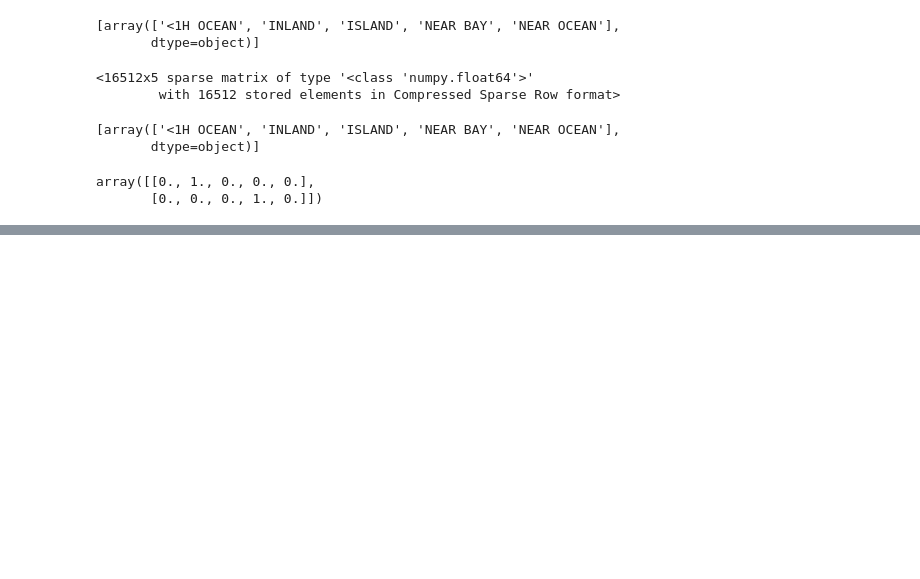
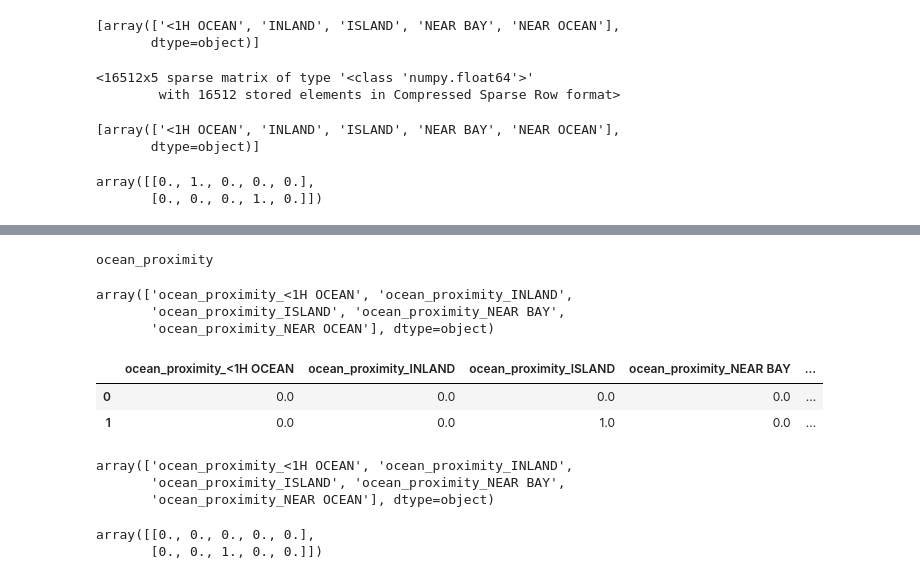
Before and after one commit to TevinAchong/hands-on-ml, a Jupyter notebook: chapter_02/chapter_02.ipynb, the cells around one changed output, grey strips where cells are left out. Drawn from its saved outputs; the diff is of its cells as text; code cells hidden in the pictures; blank space fills up the shorter version.

```diff
--- a/chapter_02/chapter_02.ipynb
+++ b/chapter_02/chapter_02.ipynb
@@ -423,0 +426,6 @@ array([[0., 1., 0., 0., 0.],
+# %%
+try:
+    df_test_unknown = pd.DataFrame({"ocean_proximity": [">2H OCEAN", "ISLAND"]})
+    one_hot_encoder.transform(df_test_unknown)
+except:
+    print("Unable to one hot encode this DataFrame")
@@ -423,0 +436,8 @@ array([[0., 1., 0., 0., 0.],
+# %%
+try:
+    one_hot_encoder.handle_unknown = "ignore"
+    df_test_unknown = pd.DataFrame({"ocean_proximity": [">2H OCEAN", "ISLAND"]})
+    one_hot_encoder.transform(df_test_unknown)
+    print("DataFrame one hot encoded successfully.")
+except:
+    print("Unable to one hot encode this DataFrame")
@@ -423,0 +451,34 @@ array([[0., 1., 0., 0., 0.],
+# %%
+# Using the get_features_out function of the encoder to create a new dataframe
+for feature_name in one_hot_encoder.feature_names_in_:
+    print(feature_name)
+# %% [output]
+ocean_proximity
+# %%
+one_hot_encoder.get_feature_names_out()
+# %% [output]
+array(['ocean_proximity_<1H OCEAN', 'ocean_proximity_INLAND',
+       'ocean_proximity_ISLAND', 'ocean_proximity_NEAR BAY',
+       'ocean_proximity_NEAR OCEAN'], dtype=object)
+# %%
+df_output = pd.DataFrame(
+    one_hot_encoder.transform(df_test_unknown).toarray(),
+    columns=one_hot_encoder.get_feature_names_out(),
+    index=df_test_unknown.index
+)
+df_output.head()
+# %% [output]
+|  | ocean_proximity_<1H OCEAN | ocean_proximity_INLAND | ocean_proximity_ISLAND | ocean_proximity_NEAR BAY | ... |
+| 0 | 0.0 | 0.0 | 0.0 | 0.0 | ... |
+| 1 | 0.0 | 0.0 | 1.0 | 0.0 | ... |
+# %%
+one_hot_encoder.get_feature_names_out()
+# %% [output]
+array(['ocean_proximity_<1H OCEAN', 'ocean_proximity_INLAND',
+       'ocean_proximity_ISLAND', 'ocean_proximity_NEAR BAY',
+       'ocean_proximity_NEAR OCEAN'], dtype=object)
+# %%
+one_hot_encoder.transform(df_test_unknown).toarray()
+# %% [output]
+array([[0., 0., 0., 0., 0.],
+       [0., 0., 1., 0., 0.]])
```
Also changed, not shown: parts of 5 cells of this notebook.
